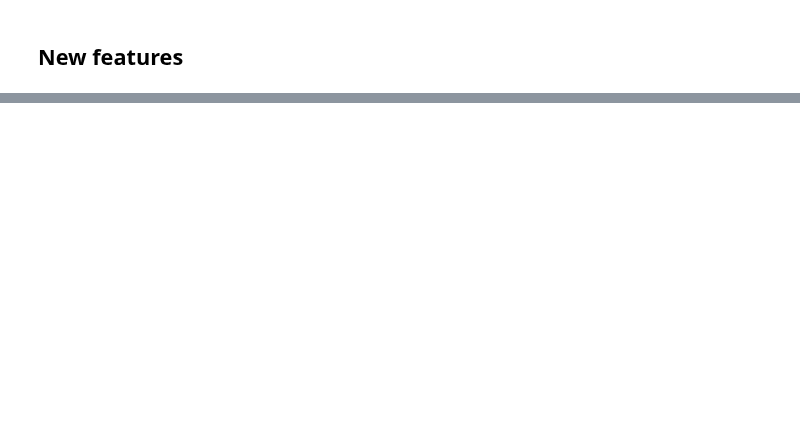
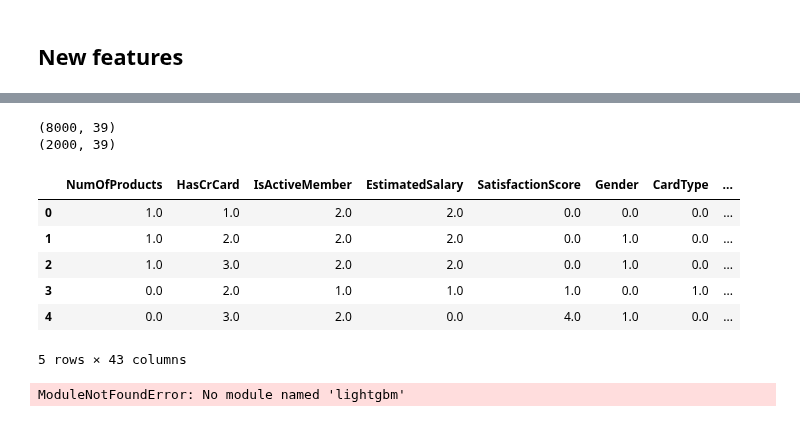
Before and after one commit to raydiwill/customers-churm-ml-app, a Jupyter notebook: notebook/best_model.ipynb, the cells around one changed output, grey strips where cells are left out. Drawn from its saved outputs; the diff is of its cells as text; code cells hidden in the pictures; blank space fills up the shorter version.

```diff
--- a/notebook/best_model.ipynb
+++ b/notebook/best_model.ipynb
@@ -916,2 +1213,5 @@ results_df_6
 # %% [markdown]
 ## New features
+# %%
+features_new = features_org.copy()
+features_new.head()
@@ -917,0 +1331,71 @@ results_df_6
+# %%
+X_train_2, X_test_2, y_train_2, y_test_2 = train_test_split(
+    features_new, target, test_size=0.2, shuffle=True, stratify=target, random_state=42
+)
+
+print(X_train_2.shape)
+print(X_test_2.shape)
+# %% [output]
+(8000, 39)
+(2000, 39)
+# %%
+categorical_cols = [
+    "NumOfProducts",
+    "HasCrCard",
+    "IsActiveMember",
+    "EstimatedSalary",
+    "SatisfactionScore",
+]
+binary_cols = ["Gender"]
+ordinal_cols = ["CardType", "CreditScoreGroup", "TenureGroup", "EstimatedSalaryGroup"]
+ohe_cols = ["Geography", "AgeGroup"]
+numeric_cols = features_new.select_dtypes(include=[np.number]).columns.difference(
+    categorical_cols
+)
+
+new_preprocessor = ColumnTransformer(
+    transformers=[
+        ("binary", OrdinalEncoder(), binary_cols),
+        ("ordinal", OrdinalEncoder(), ordinal_cols),
+        ("ohe", OneHotEncoder(handle_unknown="ignore"), ohe_col),
+        ("scaler", StandardScaler(), numeric_cols),
+    ],
+    remainder="passthrough",
+)
+# %%
+X_train_2_processed = new_preprocessor.fit_transform(X_train_2)
+
+# Get the feature names for one-hot encoded columns
+ohe_feature_names = new_preprocessor.named_transformers_['ohe'].get_feature_names_out(ohe_cols)
+
+# Combine all feature names
+all_feature_names = np.concatenate(
+    [categorical_cols, binary_cols, ordinal_cols, ohe_feature_names, numeric_cols]
+    # If you have remainder columns that were passed through, add their names here too
+)
+
+# Convert the processed array back to a dataframe
+X_train_2_processed_df = pd.DataFrame(X_train_2_processed, columns=all_feature_names)
+
+# Verify the transformed dataframe
+X_train_2_processed_df.head()
+# %% [output]
+|  | NumOfProducts | HasCrCard | IsActiveMember | EstimatedSalary | SatisfactionScore | Gender | CardType | ... |
+| 0 | 1.0 | 1.0 | 2.0 | 2.0 | 0.0 | 0.0 | 0.0 | ... |
+| 1 | 1.0 | 2.0 | 2.0 | 2.0 | 0.0 | 1.0 | 0.0 | ... |
+| 2 | 1.0 | 3.0 | 2.0 | 2.0 | 0.0 | 1.0 | 0.0 | ... |
+| 3 | 0.0 | 2.0 | 1.0 | 1.0 | 1.0 | 0.0 | 1.0 | ... |
+| 4 | 0.0 | 3.0 | 2.0 | 0.0 | 4.0 | 1.0 | 0.0 | ... |
+5 rows × 43 columns
+# %%
+# Define the LightGBM model
+model = lgb.LGBMClassifier(random_state=42, n_jobs=-1)
+
+# Train the model
+model.fit(X_train_2_processed_df, y_train_2)
+
+# Plot feature importances
+lgb.plot_importance(model, importance_type='gain', figsize=(10, 6))
+plt.show()
+# %% [output]
+ModuleNotFoundError: No module named 'lightgbm'
```
Also changed, not shown: parts of 52 cells of this notebook.
